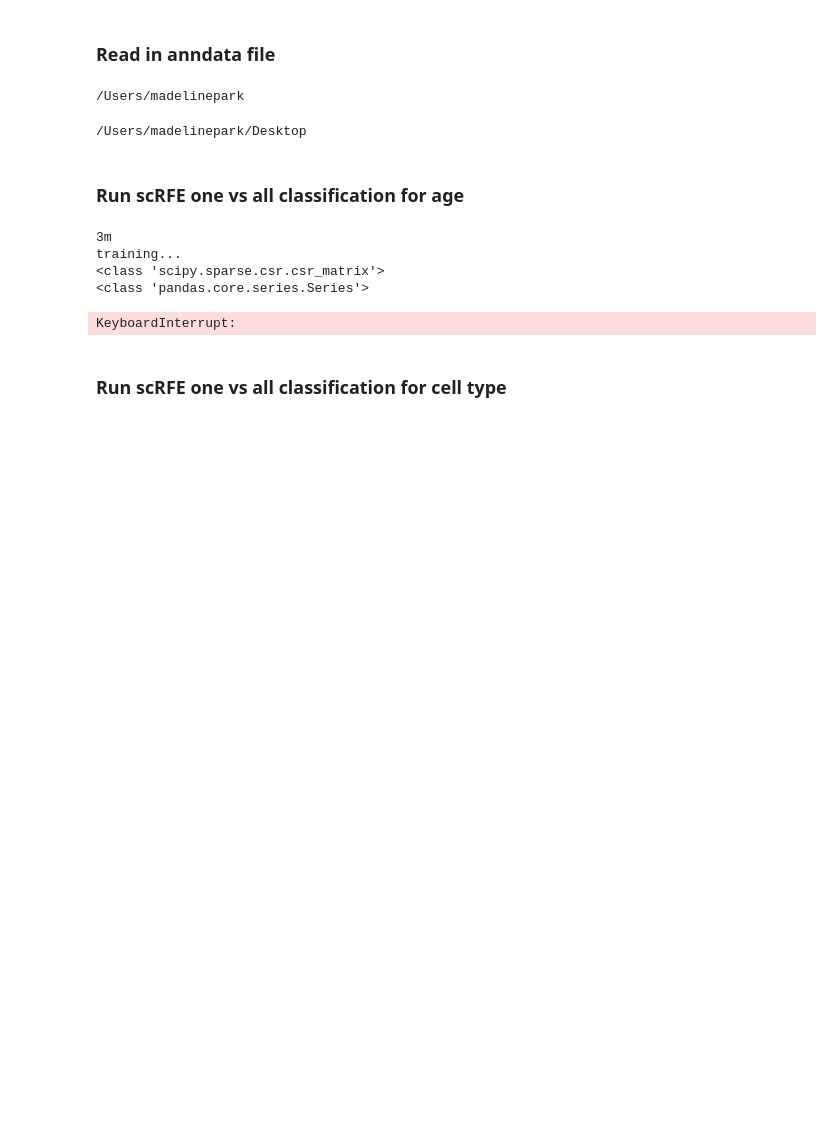
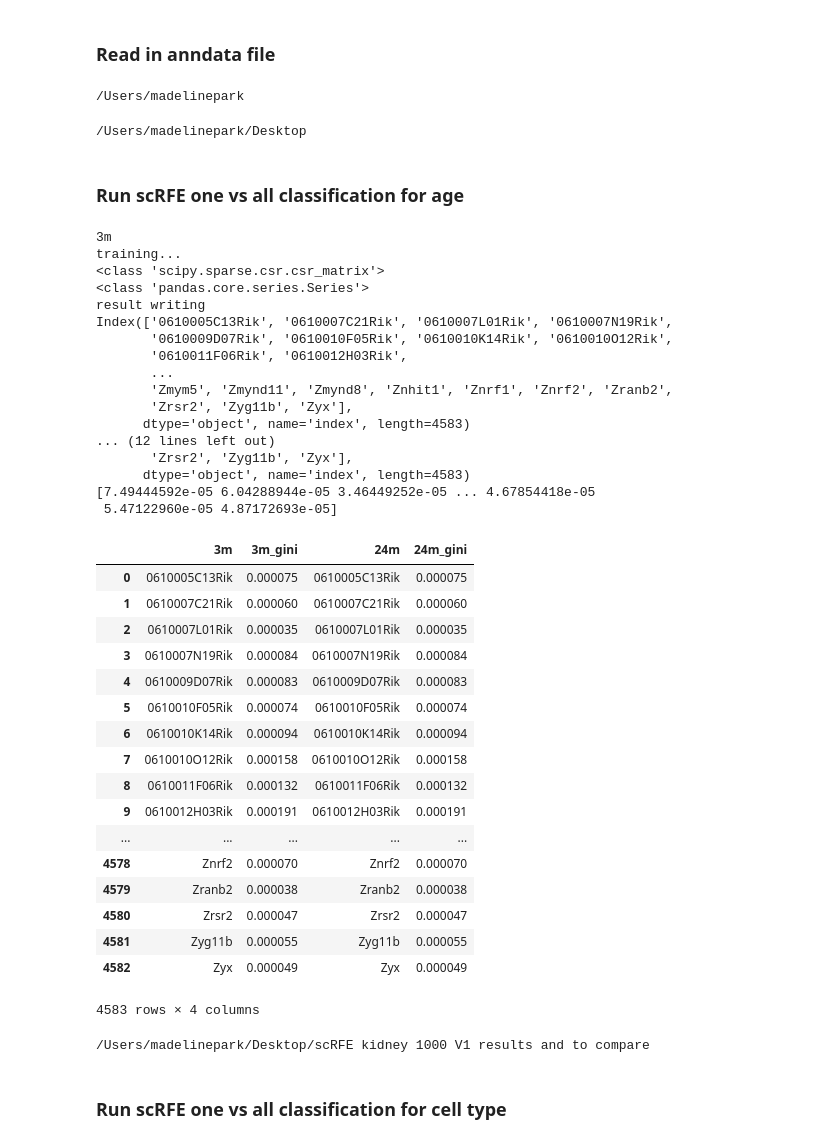
Before and after one commit to czbiohub-sf/scRFE, a Jupyter notebook: scripts/scRFE-tutorial.ipynb, the cells around one changed output. Cells and saved outputs as stored; diff of their text form; code cells hidden in the pictures; blank space fills up the shorter version.

Commit message:
finished v1 scRFE kidney comparison

```diff
--- a/scripts/scRFE-tutorial.ipynb
+++ b/scripts/scRFE-tutorial.ipynb
@@ -25,11 +25,12 @@ cd
 # %% [output]
 /Users/madelinepark
 # %%
-# read in data
-# adata = read_h5ad('/Users/madelinepark/Downloads/Kidney_facs.h5ad')
-adata = read_h5ad('/Users/madelinepark/Downloads/Mammary_Gland_droplet.h5ad')
+# read in data and NORMALIZE
+adata = read_h5ad('/Users/madelinepark/Downloads/Kidney_facs.h5ad')
+sc.pp.normalize_total(adata, target_sum = 1e5, inplace = True)
+# log it after
+sc.pp.log1p(adata)
 tiss = adata
-# tiss.obs
 # %%
 cd /Users/madelinepark/Desktop
 # %% [output]
@@ -45,7 +46,7 @@ for c in list(set(tiss.obs['age'])):
     tiss.obs['age_type_of_interest'] = 'rest' #moved into, was outside before
     tiss.obs.loc[tiss.obs['age'] == age_of_interest,'age_type_of_interest'] = age_of_interest
 
-    clf = RandomForestClassifier(n_estimators=10, random_state=0, n_jobs=-1, oob_score=True)
+    clf = RandomForestClassifier(n_estimators=1000, random_state=0, n_jobs=-1, oob_score=True)
     selector = RFECV(clf, step=0.2, cv=3, n_jobs=4) # step = % rounded down at each iteration
 
 # #     tiss.obs.loc[tiss.obs[tiss.obs['age'] == age_of_interest].index,'age_type_of_interest'] = age_of_interest
@@ -58,32 +59,62 @@ for c in list(set(tiss.obs['age'])):
     print('training...')
     X_train, X_test, y_train, y_test = train_test_split(X, y, test_size=0.05, random_state=0)
     print(type(X_train))
     print(type(y_train))
     clf.fit(X_train, y_train)
     selector.fit(X_train, y_train)
     feature_selected = feat_labels[selector.support_]
 
     print('result writing')
     column_headings = []
     column_headings.append(c)
     column_headings.append(c + '_gini')
 
     resaux = pd.DataFrame(columns=column_headings)
     resaux[c] = feature_selected
     resaux[c + '_gini'] = (selector.estimator_.feature_importances_)
 
     print(feature_selected)
     print (selector.estimator_.feature_importances_)
 
     results_age_cv = pd.concat([results_age_cv,resaux],axis=1)
 
     tiss.obs['age_type_of_interest'] = 'rest'
 
 results_age_cv
 # %% [output]
 3m
 training...
 <class 'scipy.sparse.csr.csr_matrix'>
 <class 'pandas.core.series.Series'>
+result writing
+Index(['0610005C13Rik', '0610007C21Rik', '0610007L01Rik', '0610007N19Rik',
+       '0610009D07Rik', '0610010F05Rik', '0610010K14Rik', '0610010O12Rik',
+       '0610011F06Rik', '0610012H03Rik',
+       ...
+       'Zmym5', 'Zmynd11', 'Zmynd8', 'Znhit1', 'Znrf1', 'Znrf2', 'Zranb2',
+       'Zrsr2', 'Zyg11b', 'Zyx'],
+      dtype='object', name='index', length=4583)
+... (12 lines left out)
+       'Zrsr2', 'Zyg11b', 'Zyx'],
+      dtype='object', name='index', length=4583)
+[7.49444592e-05 6.04288944e-05 3.46449252e-05 ... 4.67854418e-05
+ 5.47122960e-05 4.87172693e-05]
+|  | 3m | 3m_gini | 24m | 24m_gini |
+| 0 | 0610005C13Rik | 0.000075 | 0610005C13Rik | 0.000075 |
+| 1 | 0610007C21Rik | 0.000060 | 0610007C21Rik | 0.000060 |
+| 2 | 0610007L01Rik | 0.000035 | 0610007L01Rik | 0.000035 |
+| 3 | 0610007N19Rik | 0.000084 | 0610007N19Rik | 0.000084 |
+| 4 | 0610009D07Rik | 0.000083 | 0610009D07Rik | 0.000083 |
+| 5 | 0610010F05Rik | 0.000074 | 0610010F05Rik | 0.000074 |
+| 6 | 0610010K14Rik | 0.000094 | 0610010K14Rik | 0.000094 |
+| 7 | 0610010O12Rik | 0.000158 | 0610010O12Rik | 0.000158 |
+| 8 | 0610011F06Rik | 0.000132 | 0610011F06Rik | 0.000132 |
+| 9 | 0610012H03Rik | 0.000191 | 0610012H03Rik | 0.000191 |
+| ... | ... | ... | ... | ... |
+| 4578 | Znrf2 | 0.000070 | Znrf2 | 0.000070 |
+| 4579 | Zranb2 | 0.000038 | Zranb2 | 0.000038 |
+| 4580 | Zrsr2 | 0.000047 | Zrsr2 | 0.000047 |
+| 4581 | Zyg11b | 0.000055 | Zyg11b | 0.000055 |
+| 4582 | Zyx | 0.000049 | Zyx | 0.000049 |
-KeyboardInterrupt:
+4583 rows × 4 columns
 # %%
@@ -90,0 +122,4 @@ results_age_cv.to_csv('MammaryGlandAge1000.csv')
+# %%
+cd scRFE\ kidney\ 1000\ V1\ results\ and\ to\ compare
+# %% [output]
+/Users/madelinepark/Desktop/scRFE kidney 1000 V1 results and to compare
```
Also changed, not shown: parts of 5 cells of this notebook, 1 other file.
